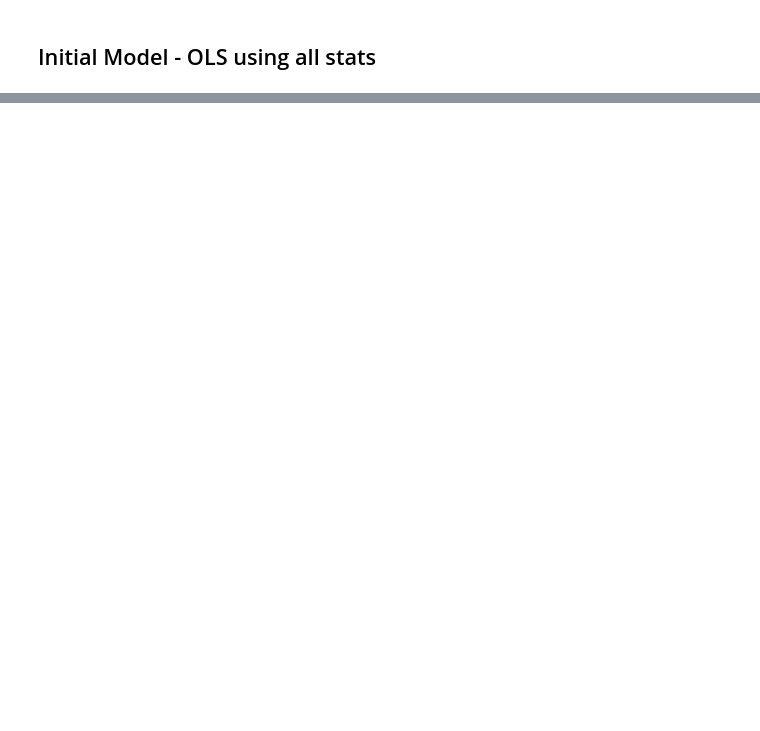
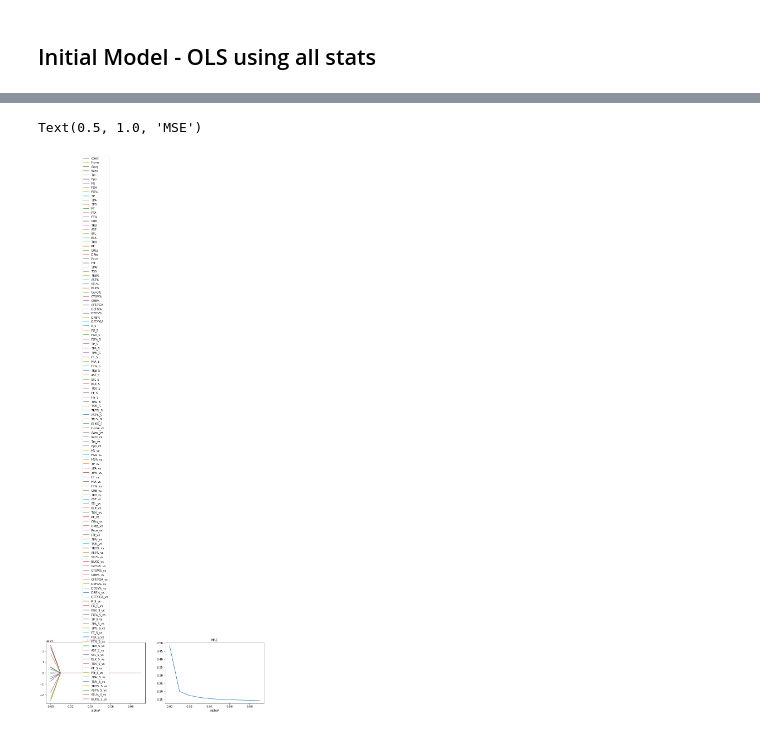
Before and after one commit to mrallenchen/NCAAMBB, a Jupyter notebook: Regression.ipynb, the cells around one changed output, grey strips where cells are left out. Drawn from its saved outputs; the diff is of its cells as text; code cells hidden in the pictures; blank space fills up the shorter version.

```diff
--- a/Regression.ipynb
+++ b/Regression.ipynb
@@ -70,6 +136,7 @@ scaler = StandardScaler()
 # %%
 # Create your model
-model = sm.OLS(df_train[target], sm.add_constant(scaler.fit_transform(df_train[all_predictors])))
+model = sm.OLS(y_train,X_train)
 
 # Fit your model to your training set
-fit = model.fit()
+fit1 = model.fit()
+ypred = fit1.predict(X_train)
@@ -116,3 +204,2 @@ strong multicollinearity problems or that the design matrix is singular.
-# %%
-model = sm.OLS(df_train[target], df_train[all_predictors])
-fit_ridge = model.fit_regularized(method='elastic_net',L1_wt = 0)
+# %%
+fit_lasso = model.fit_regularized(alpha = 0.001,L1_wt = 0,start_params=fit1.params)
@@ -122,0 +230,12 @@ NotImplementedError:
+# %%
+frames = []
+for n in np.arange(0, 1, 0.01).tolist():
+    results_fr = model.fit_regularized(L1_wt=0, alpha=n, start_params=fit1.params)
+
+    results_fr_fit = sm.regression.linear_model.OLSResults(model,
+                                                           results_fr.params)
+    frames.append(np.append(results_fr.params, np.mean(abs(y_val.Spread-results_fr.predict(X_val)))))
+    df = pd.DataFrame(frames, columns=['const']+all_predictors + ['mae*'])
+df.index=np.arange(0, 1, 0.01).tolist()
+df.index.name = 'alpha*'
+df.T
@@ -122,0 +256,12 @@ NotImplementedError:
+# %%
+
+fig, ax = plt.subplots(1, 2, figsize=(14, 4))
+
+ax[0] = df.iloc[:10, :-1].plot(ax=ax[0])
+ax[0].set_title('Coefficient')
+
+ax[1] = df.iloc[:10, -1].plot(ax=ax[1])
+ax[1].set_title('MSE')
+# %% [output]
+Text(0.5, 1.0, 'MSE')
+[figure, added]
```
Also changed, not shown: parts of 21 cells of this notebook, 41 other files.
